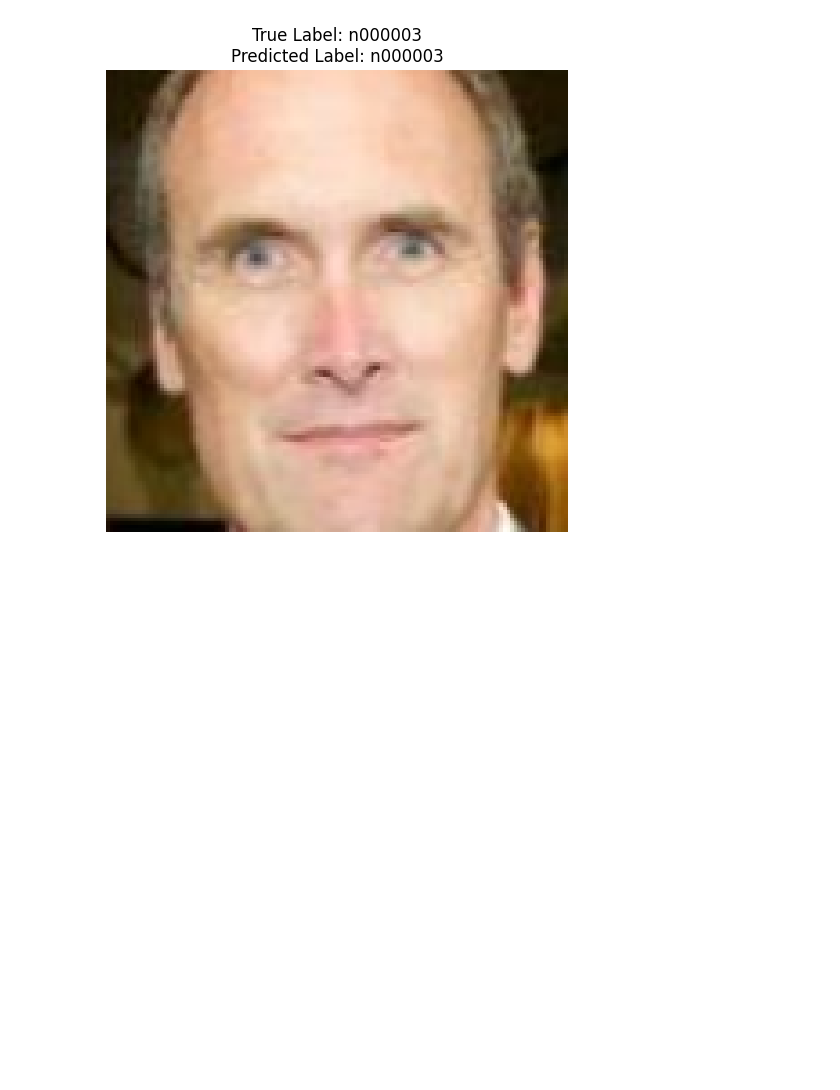
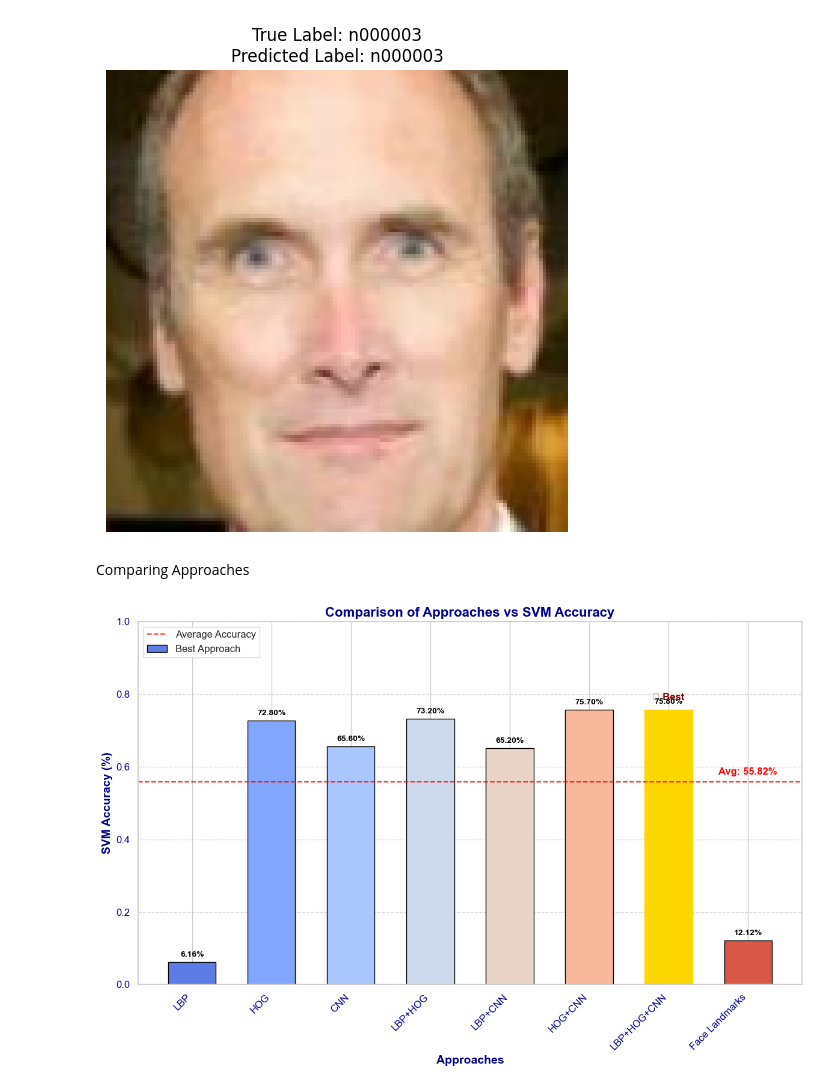
Before and after one commit to atanukayal/prmlproject, a Jupyter notebook: preprocessing.ipynb, the cells around one changed output. Drawn from its saved outputs; the diff is of its cells as text; code cells hidden in the pictures; blank space fills up the shorter version.

Commit message:
Compared Approaches & Bug Fixes

```diff
--- a/preprocessing.ipynb
+++ b/preprocessing.ipynb
@@ -184,15 +262,15 @@ def extract_all_features(images):
         # Extract features from each image
         # pixel_feat = img.flatten()
         hog_feat = extract_hog_features(img)
-        bnp_feat = extract_lbp_features(img)
+        lbp_feat = extract_lbp_features(img)
         cnn_feat = extract_cnn_features(img, model, device)
 
         # Concatenate all features into one vector
-        # combined = np.concatenate([pixel_feat, hog_feat, bnp_feat])
+        combined = np.concatenate([lbp_feat, hog_feat, cnn_feat])
 
 
         # Without pixel features
-        combined = np.concatenate([cnn_feat,hog_feat, bnp_feat])
+        #combined = np.concatenate([cnn_feat])
         all_features.append(combined)
     return np.array(all_features)
 # %%
@@ -215,6 +293,8 @@ print(f"Features saved to {features_pickle_file}")
 Features saved to saved_models/all_features.pkl
 # %%
 # Load all_features from the pickle file
+import pickle
+features_pickle_file = 'all_features.pkl'
 with open(features_pickle_file, 'rb') as f:
     all_features = pickle.load(f)
 
@@ -1974,3 +2054,60 @@ First correct prediction found at index 249:
 True Label: n000003
 Predicted Label: n000003
 [figure]
+# %% [markdown]
+Comparing Approaches
+# %%
+import matplotlib.pyplot as plt
+import seaborn as sns
+
+# Manually input the approaches and their corresponding SVM accuracies
+approaches = ['LBP', 'HOG', 'CNN', 'LBP+HOG', 'LBP+CNN', 'HOG+CNN', 'LBP+HOG+CNN', 'Face Landmarks']
+svm_accuracies = [6.16, 72.8, 65.6, 73.2, 65.2, 75.7, 75.8, 12.12]  # Replace these with your actual values
+
+# Convert accuracies to percentages for better readability
+svm_accuracies_percent = [acc / 100 for acc in svm_accuracies]
+
+# Set the style and color palette
+sns.set_theme(style="whitegrid")
+colors = sns.color_palette("coolwarm", len(approaches))
+
+# Create the plot
+plt.figure(figsize=(12, 8))
+bars = plt.bar(approaches, svm_accuracies_percent, color=colors, edgecolor='black', width=0.6)
+
+# Add accuracy values on top of the bars
+for bar in bars:
+    height = bar.get_height()
+    plt.text(bar.get_x() + bar.get_width() / 2, height + 0.01, f'{height * 100:.2f}%',
+             ha='center', va='bottom', fontsize=10, fontweight='bold', color='black')
+
+# Highlight the best approach
+best_index = svm_accuracies_percent.index(max(svm_accuracies_percent))
+bars[best_index].set_color('#FFD700')  # Gold color for the best approach
+plt.text(bars[best_index].get_x() + bars[best_index].get_width() / 2,
+         bars[best_index].get_height() + 0.02, '★ Best',
+         ha='center', va='bottom', fontsize=12, fontweight='bold', color='darkred')
+
+# Customize the plot
+plt.title('Comparison of Approaches vs SVM Accuracy', fontsize=16, fontweight='bold', color='darkblue')
+plt.xlabel('Approaches', fontsize=14, fontweight='bold', color='darkblue')
+plt.ylabel('SVM Accuracy (%)', fontsize=14, fontweight='bold', color='darkblue')
+plt.ylim(0, 1.0)  # Set y-axis range from 0 to 1
+plt.xticks(rotation=45, fontsize=12, ha='right', color='darkblue')
+plt.yticks(fontsize=12, color='darkblue')
+plt.grid(axis='y', linestyle='--', alpha=0.7)
+
+# Add a horizontal line for the average accuracy
+avg_accuracy = sum(svm_accuracies_percent) / len(svm_accuracies_percent)
+plt.axhline(y=avg_accuracy, color='red', linestyle='--', linewidth=1.5, alpha=0.8)
+plt.text(len(approaches) - 1, avg_accuracy + 0.02, f'Avg: {avg_accuracy * 100:.2f}%',
+         color='red', fontsize=12, fontweight='bold', ha='center')
+
+# Add a legend for the best approach
+plt.legend(['Average Accuracy', 'Best Approach'], loc='upper left', fontsize=12)
+
+# Show the plot
+plt.tight_layout()
+plt.show()
+# %% [output]
+[figure, added]
```
Also changed, not shown: parts of 5 cells of this notebook, 17 other files.
